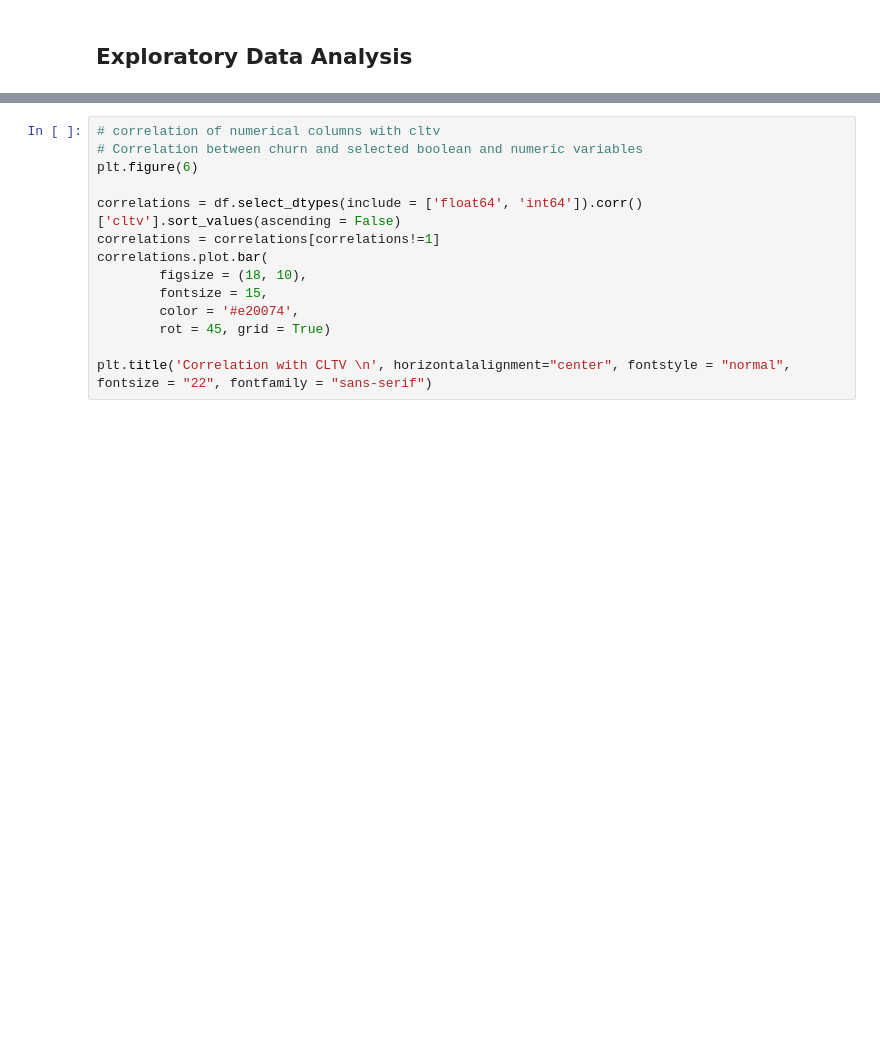
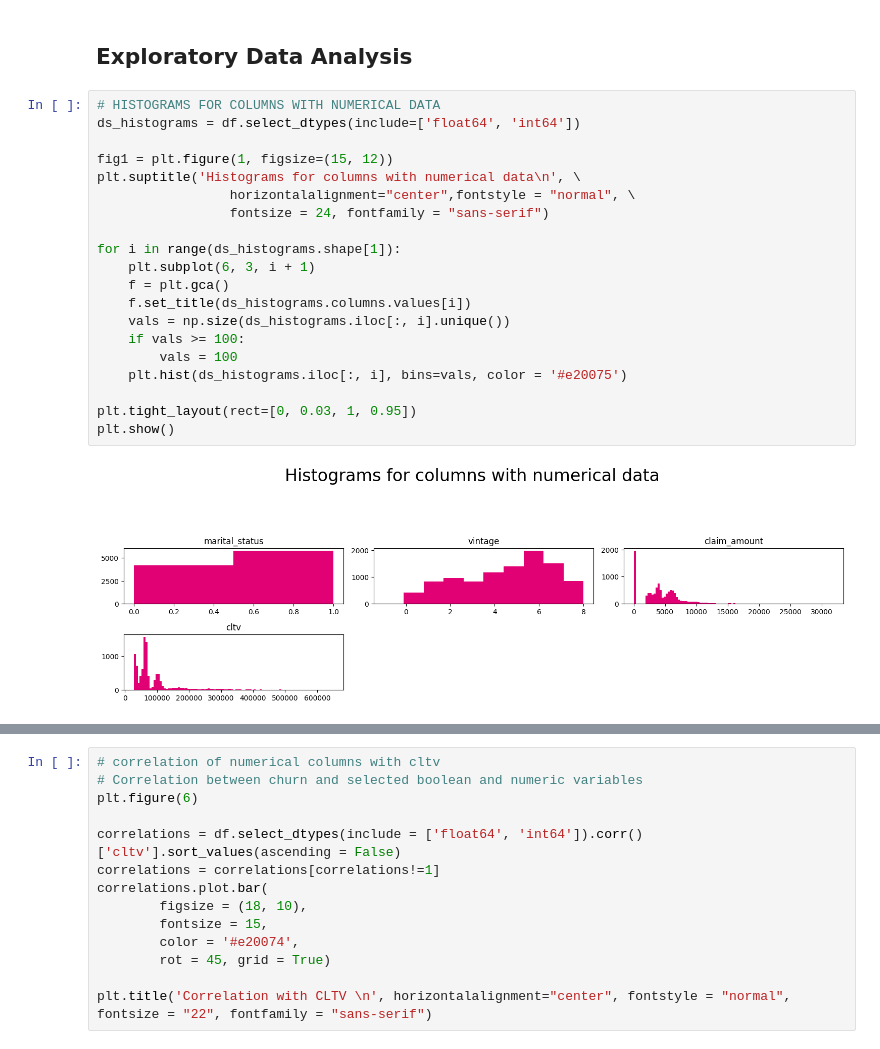
Before and after one commit to bkty1122/bkty1122, a Jupyter notebook: master-school-project/COM6101-Ass-1/Q3_p233340.ipynb, the cells around one changed output, grey strips where cells are left out. Drawn from its saved outputs; the diff is of its cells as text; blank space fills up the shorter version.

```diff
--- a/master-school-project/COM6101-Ass-1/Q3_p233340.ipynb
+++ b/master-school-project/COM6101-Ass-1/Q3_p233340.ipynb
@@ -84,3 +79,25 @@ dtype: int64
 df = df.drop(['id'], axis=1)
 # %% [markdown]
 ## Exploratory Data Analysis
+# %%
+# HISTOGRAMS FOR COLUMNS WITH NUMERICAL DATA
+ds_histograms = df.select_dtypes(include=['float64', 'int64'])
+
+fig1 = plt.figure(1, figsize=(15, 12))
+plt.suptitle('Histograms for columns with numerical data\n', \
+                 horizontalalignment="center",fontstyle = "normal", \
+                 fontsize = 24, fontfamily = "sans-serif")
+
+for i in range(ds_histograms.shape[1]):
+    plt.subplot(6, 3, i + 1)
+    f = plt.gca()
+    f.set_title(ds_histograms.columns.values[i])
+    vals = np.size(ds_histograms.iloc[:, i].unique())
+    if vals >= 100:
+        vals = 100
+    plt.hist(ds_histograms.iloc[:, i], bins=vals, color = '#e20075')
+
+plt.tight_layout(rect=[0, 0.03, 1, 0.95])
+plt.show()
+# %% [output]
+[figure, added]
```
Also changed, not shown: parts of 15 cells of this notebook.
